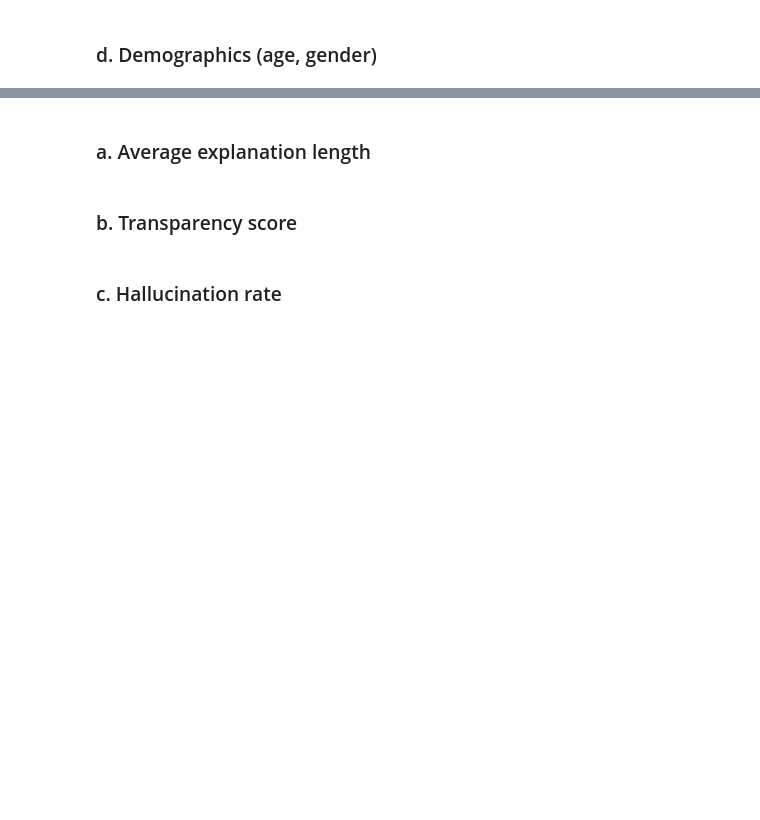
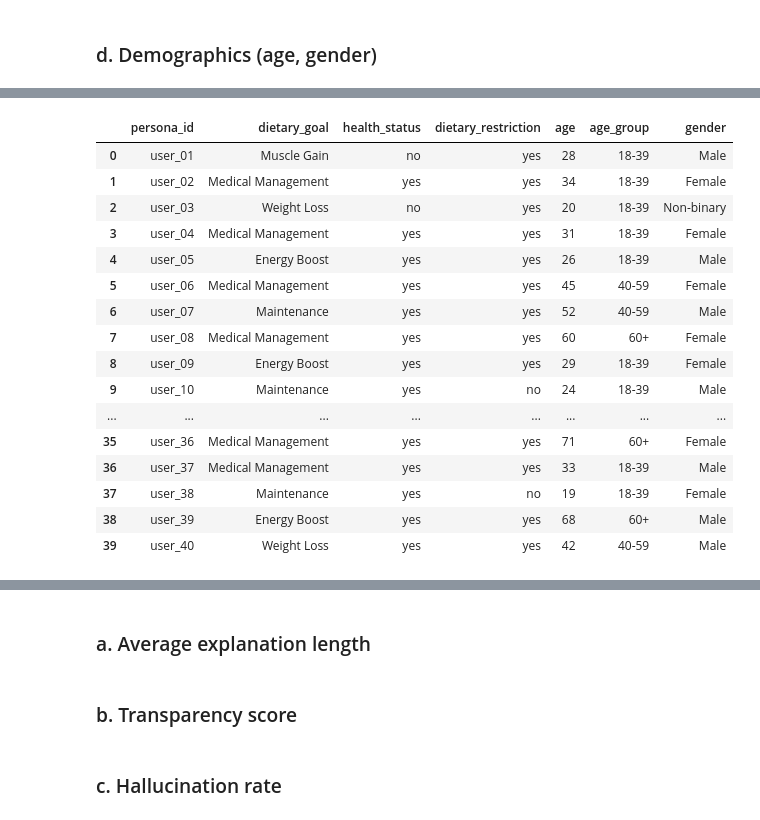
Before and after one commit to lay-animals-projects/food-recommender-evaluation, a Jupyter notebook: notebooks/bias_n_fairness.ipynb, the cells around one changed output, grey strips where cells are left out. Drawn from its saved outputs; the diff is of its cells as text; code cells hidden in the pictures; blank space fills up the shorter version.

Commit message:
4.1 persona characteristics

```diff
--- a/notebooks/bias_n_fairness.ipynb
+++ b/notebooks/bias_n_fairness.ipynb
@@ -16,0 +313,24 @@ Load persona characteristics and explanation metrics
+# %%
+# gender categories
+personas_df["gender"] = (
+    personas_df["profile.gender"]
+    .astype("string")
+    .str.strip()
+    .replace("", pd.NA)
+)
+
+gender_summary = (
+    personas_df["gender"]
+    .fillna("missing")
+    .value_counts()
+    .rename_axis("gender")
+    .to_frame("personas")
+)
+
+gender_summary["percent"] = (
+    100 * gender_summary["personas"] / len(personas_df)
+).round(1)
+
+display(gender_summary)
+
+print("\nMissing gender:", personas_df["gender"].isna().sum())
@@ -16,0 +344,33 @@ Load persona characteristics and explanation metrics
+# %%
+# display personas demographics
+display(
+    personas_df[
+        [
+            "persona_id",
+            "dietary_goal",
+            "health_status",
+            "dietary_restriction",
+            "age",
+            "age_group",
+            "gender",
+        ]
+    ]
+)
+# %% [output]
+|  | persona_id | dietary_goal | health_status | dietary_restriction | age | age_group | gender |
+| 0 | user_01 | Muscle Gain | no | yes | 28 | 18-39 | Male |
+| 1 | user_02 | Medical Management | yes | yes | 34 | 18-39 | Female |
+| 2 | user_03 | Weight Loss | no | yes | 20 | 18-39 | Non-binary |
+| 3 | user_04 | Medical Management | yes | yes | 31 | 18-39 | Female |
+| 4 | user_05 | Energy Boost | yes | yes | 26 | 18-39 | Male |
+| 5 | user_06 | Medical Management | yes | yes | 45 | 40-59 | Female |
+| 6 | user_07 | Maintenance | yes | yes | 52 | 40-59 | Male |
+| 7 | user_08 | Medical Management | yes | yes | 60 | 60+ | Female |
+| 8 | user_09 | Energy Boost | yes | yes | 29 | 18-39 | Female |
+| 9 | user_10 | Maintenance | yes | no | 24 | 18-39 | Male |
+| ... | ... | ... | ... | ... | ... | ... | ... |
+| 35 | user_36 | Medical Management | yes | yes | 71 | 60+ | Female |
+| 36 | user_37 | Medical Management | yes | yes | 33 | 18-39 | Male |
+| 37 | user_38 | Maintenance | yes | no | 19 | 18-39 | Female |
+| 38 | user_39 | Energy Boost | yes | yes | 68 | 60+ | Male |
+| 39 | user_40 | Weight Loss | yes | yes | 42 | 40-59 | Male |
```
Also changed, not shown: parts of 25 cells of this notebook.
